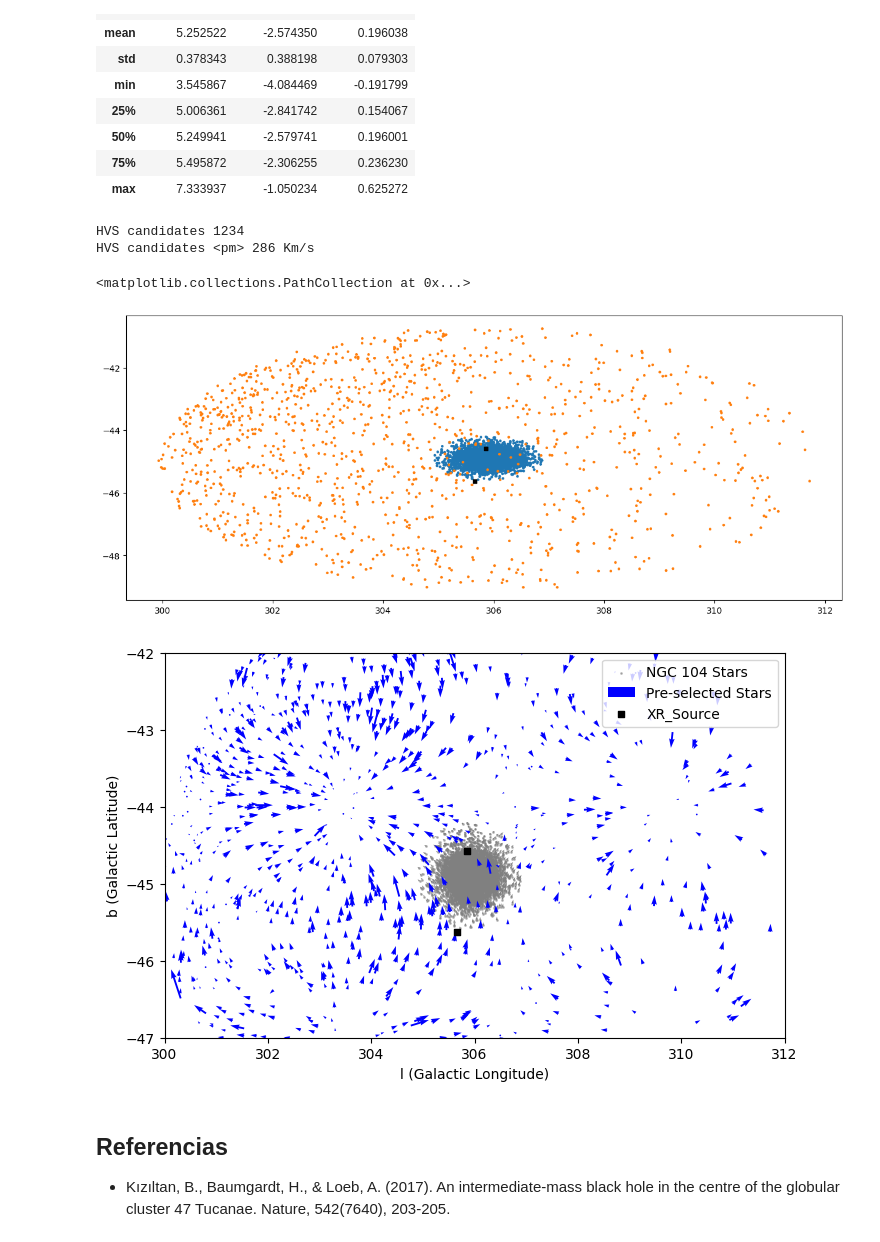
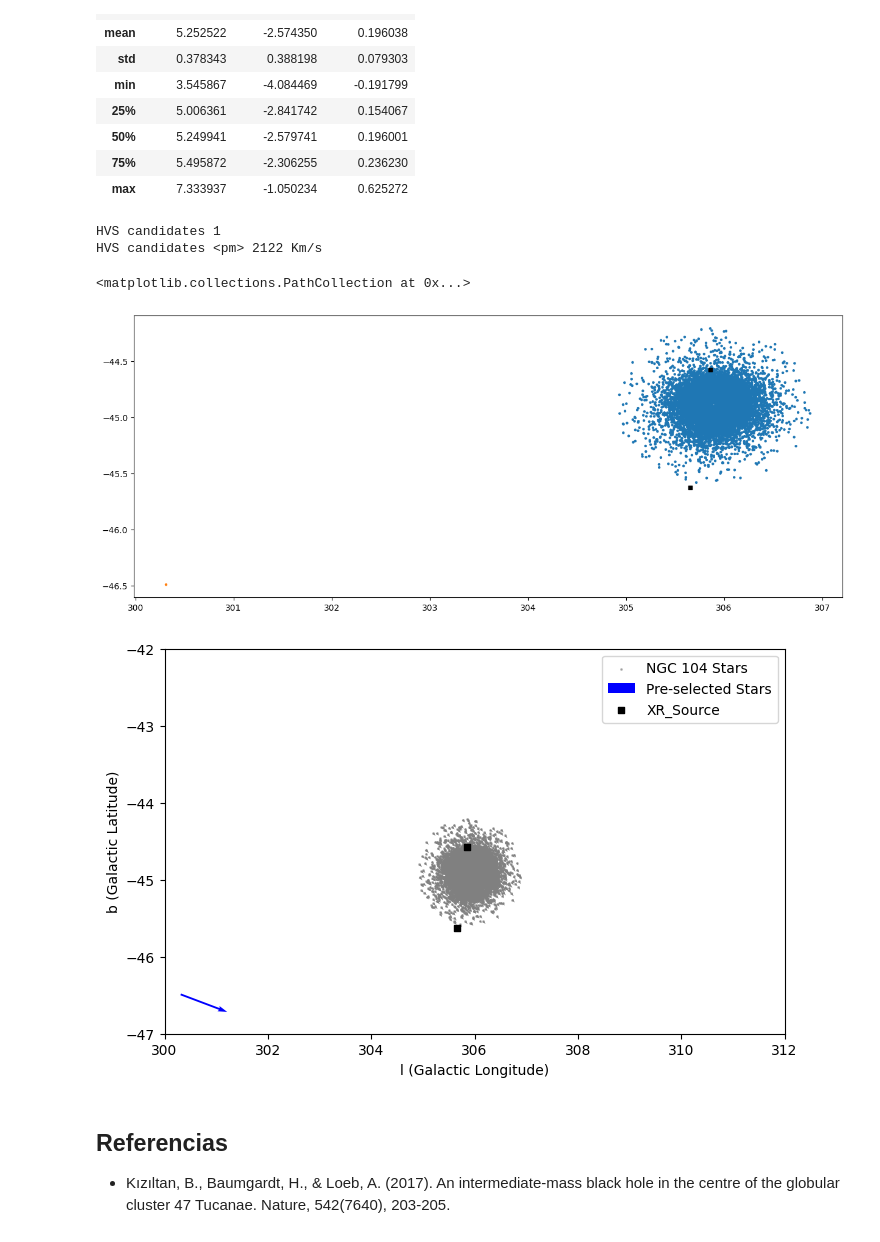
Before and after one commit to santhiperbolico/tfm-ucm-code, a Jupyter notebook: notebooks/Resultados Previos.ipynb, the cells around one changed output. Cells and saved outputs as stored; diff of their text form; code cells hidden in the pictures.

```diff
--- a/notebooks/Resultados Previos.ipynb
+++ b/notebooks/Resultados Previos.ipynb
@@ -178,8 +172,8 @@ Name: duration, dtype: int64
 #### Lectura de datos desde archivo
 Si existen datos descargados se pueden descargar a través de estas líneas
 # %%
-df_r = Table.read("DR3_GCngc104_r.vot", format="votable").to_pandas()
-df_r6 = Table.read("DR3_GCngc104_6r.vot", format="votable").to_pandas()
+df_r = Table.read("GCngc104_r.vot", format="votable").to_pandas()
+df_r6 = Table.read("GCngc104_6r.vot", format="votable").to_pandas()
 
 print("GCngc104_r Rows: %i "% df_r.shape[0])
 print("GCngc104_r5 Rows: %i "% df_r6.shape[0])
@@ -414,6 +407,10 @@ print(f"Mejores parámetros encontrados: eps={best_params[0]}, min_samples={best
 # %% [output]
 Mejores parámetros encontrados: eps=0.1, min_samples=5 con coeficiente de silueta 0.4581537359419438
 # %%
+
+if best_params is None:
+    best_params = (0.1, 5)
+
 db = DBSCAN(eps=best_params[0], min_samples=best_params[1]).fit(data)
 labels = db.labels_
 
@@ -495,23 +492,23 @@ Número de HVS del CLuster seleccionado: 2543
 # %%
 CATALOGO_6 = dfr6_c1
 factor_sigma = 2
-hvs_pm = 10
+hvs_pm = 50
 fig, ax = plt.subplots(figsize=(15, 6))
 mask_p = (CATALOGO_6.parallax > gc.parallax.mean() - factor_sigma * gc.parallax.std()) & (CATALOGO_6.parallax < gc.parallax.mean() + factor_sigma * gc.parallax.std())
 #mask_p = (CATALOGO_6.parallax > 0.09) & (CATALOGO_6.parallax < 0.45)
 mask_hvs = ((CATALOGO_6.pm.abs() > hvs_pm)) & mask_p
 #mask_hvs = mask_p
 print("HVS candidates %d" % mask_hvs.sum())
 print("HVS candidates <pm> %d Km/s" % CATALOGO_6[mask_hvs].pm_kms.median())
 
 plt.scatter(gc.l.values, gc.b.values, s=10, edgecolor='none', label="test")
 plt.scatter(CATALOGO_6.l.values[mask_hvs], CATALOGO_6.b.values[mask_hvs], s=10, edgecolor='none', label="test")
 plt.scatter(df_x.lii.values, df_x.bii.values, marker="s", s=20, color="k")
 # %% [output]
-HVS candidates 1234
-HVS candidates <pm> 286 Km/s
+HVS candidates 1
+HVS candidates <pm> 2122 Km/s
 <matplotlib.collections.PathCollection at 0x...>
-[figure, old version]
+[figure, new version]
 # %%
 fig, ax = plt.subplots(figsize=(8, 5))
 
@@ -539,7 +536,7 @@ ax.set_ylim(-47, -42)
 ax.legend()
 plt.show()
 # %% [output]
-[figure, old version]
+[figure, new version]
 # %% [markdown]
 ## Referencias
 - Kızıltan, B., Baumgardt, H., & Loeb, A. (2017). An intermediate-mass black hole in the centre of the globular cluster 47 Tucanae. Nature, 542(7640), 203-205.
```
Also changed, not shown: parts of 6 cells of this notebook, 7 other files.
